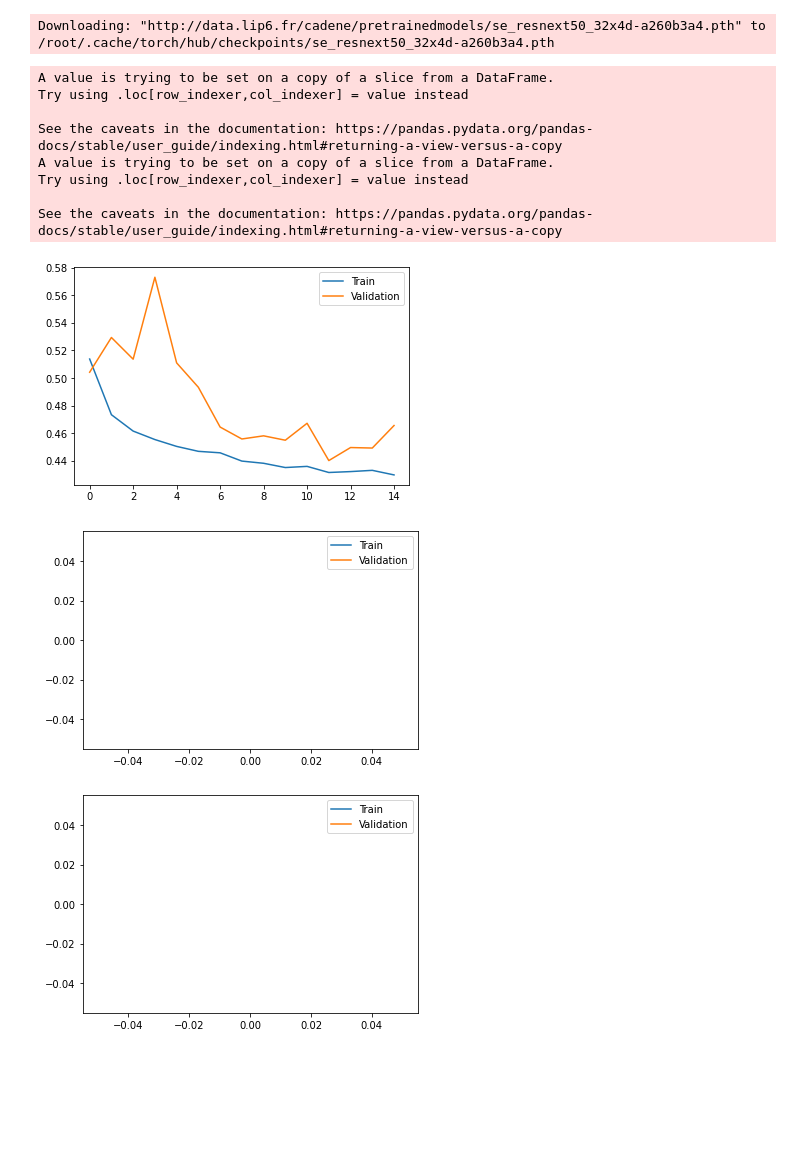
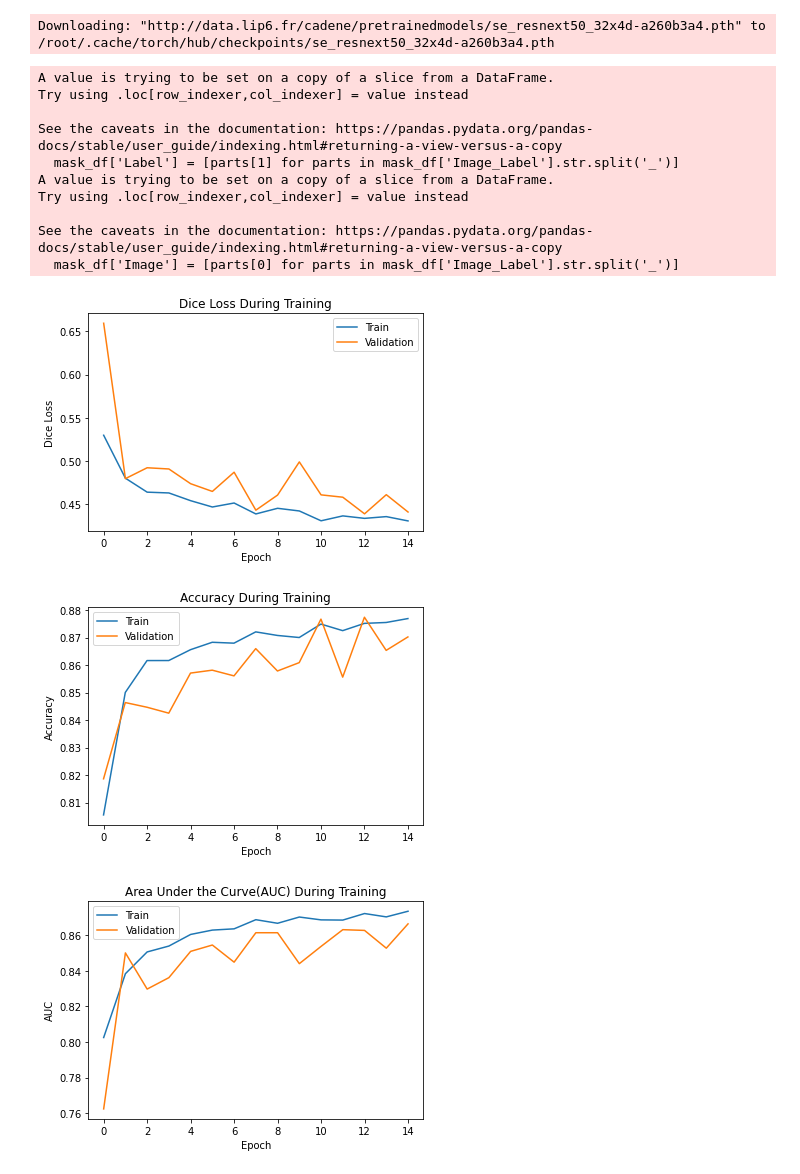
Before and after one commit to harperd17/cloud_classification, a Jupyter notebook: modeling/final_model.ipynb, the cells around one changed output. Drawn from its saved outputs; the diff is of its cells as text; code cells hidden in the pictures; blank space fills up the shorter version.

```diff
--- a/modeling/final_model.ipynb
+++ b/modeling/final_model.ipynb
@@ -89,7 +89,7 @@ from sklearn.metrics import roc_curve, auc
 ## Set up the Directory for the Images
 # %%
 data_dir = '/content/drive/Shareddrives/DavidHarper_Data690_Project/Data/train_images'
-data_dir = '/content/drive/MyDrive/Data690/Project/Data'
+#data_dir = '/content/drive/MyDrive/Data690/Project/Data'
 # %% [markdown]
 ## Load the train.csv which holds the file names, classifications, and mask information
 # %%
@@ -97,7 +97,7 @@ train_data = pd.read_csv(data_dir+'/train.csv')
 # %%
 # now random sample from the train_data so that I don't have to train these networks on such a large amount of data - the final model should be trained with all the data though
 image_names = pd.Series([parts[0] for parts in train_data['Image_Label'].str.split('_')])
-sampled = pd.Series(pd.Series(image_names).unique())
+sampled = pd.Series(pd.Series(image_names).unique()).sample(3000)
 train_data_sampled = train_data[image_names.isin(sampled)]
 # %% [markdown]
 ## Do a Train / Validation Split
@@ -243,6 +136,6 @@ class CloudData(Dataset):
 # %%
 transform_list = [transforms_seg.RandomShift(max_percent=0.15),
-                  transforms_seg.RandomRotation(degrees=15),
+                  #transforms_seg.RandomRotation(degrees=15),
                   #transforms_seg.RandomResizedCrop(crop_size=(128,128),target_size=(256,256)),
                   transforms_seg.RandomFlip(),
                   transforms_seg.RandomBrightness()
@@ -255,9 +148,9 @@ normalize_func = transforms_seg.Normalize(mean=[0.485, 0.456, 0.406], std=[0.229
 output_width=512
 output_height=512
 
-test_dataset = CloudData(data_dir, test, output_width=output_width, output_height=output_height, normalize_func = normalize_func, transform = transform_list)
+test_dataset = CloudData(data_dir, test, output_width=output_width, output_height=output_height, normalize_func = normalize_func)
 train_dataset = CloudData(data_dir, train, output_width=output_width, output_height=output_height, normalize_func = normalize_func, transform = transform_list)
-valid_dataset = CloudData(data_dir, valid, output_width=output_width, output_height=output_height, normalize_func = normalize_func, transform = transform_list)
+valid_dataset = CloudData(data_dir, valid, output_width=output_width, output_height=output_height, normalize_func = normalize_func)
 
 batch_size = 12
 
@@ -269,10 +162,12 @@ A value is trying to be set on a copy of a slice from a DataFrame.
 Try using .loc[row_indexer,col_indexer] = value instead
 
 See the caveats in the documentation: https://pandas.pydata.org/pandas-docs/stable/user_guide/indexing.html#returning-a-view-versus-a-copy
+  mask_df['Label'] = [parts[1] for parts in mask_df['Image_Label'].str.split('_')]
 A value is trying to be set on a copy of a slice from a DataFrame.
 Try using .loc[row_indexer,col_indexer] = value instead
 
 See the caveats in the documentation: https://pandas.pydata.org/pandas-docs/stable/user_guide/indexing.html#returning-a-view-versus-a-copy
+  mask_df['Image'] = [parts[0] for parts in mask_df['Image_Label'].str.split('_')]
 # %%
 loss_func = smp.losses.DiceLoss(mode='multilabel')
 optimizer = torch.optim.Adam(model_resnet_imagenet.parameters())
@@ -279,2 +181,2 @@ optimizer = torch.optim.Adam(model_resnet_imagenet.parameters())
 # %%
-results = train_network(model_resnet_imagenet, loss_func, train_loader, epochs=2, device=device, val_loader=valid_loader, optimizer=optimizer, score_funcs={'Accuracy':get_accuracy,'AUC':get_auc})
+results = train_network(model_resnet_imagenet, loss_func, train_loader, epochs=15, device=device, val_loader=valid_loader, optimizer=optimizer, score_funcs={'Accuracy':get_accuracy,'AUC':get_auc})
@@ -281,21 +185,30 @@ results = train_network(model_resnet_imagenet, loss_func, train_loader, epochs=2
 # %%
 plt.plot(results['train loss'],label='Train')
 plt.plot(results['val loss'],label='Validation')
+plt.title('Dice Loss During Training')
+plt.xlabel('Epoch')
+plt.ylabel('Dice Loss')
 plt.legend();
 # %% [output]
-[figure, old version]
+[figure, new version]
 # %%
 plt.plot(results['train Accuracy'],label='Train')
 plt.plot(results['val Accuracy'],label='Validation')
+plt.title('Accuracy During Training')
+plt.xlabel('Epoch')
+plt.ylabel('Accuracy')
 plt.legend();
 # %% [output]
-[figure, old version]
+[figure, new version]
 # %%
 plt.plot(results['train AUC'],label='Train')
 plt.plot(results['val AUC'],label='Validation')
+plt.title('Area Under the Curve(AUC) During Training')
+plt.xlabel('Epoch')
+plt.ylabel('AUC')
 plt.legend();
 # %% [output]
-[figure, old version]
+[figure, new version]
 # %%
 model_resnet_imagenet = model_resnet_imagenet.cpu()
 # %%
```
Also changed, not shown: parts of 13 cells of this notebook.
